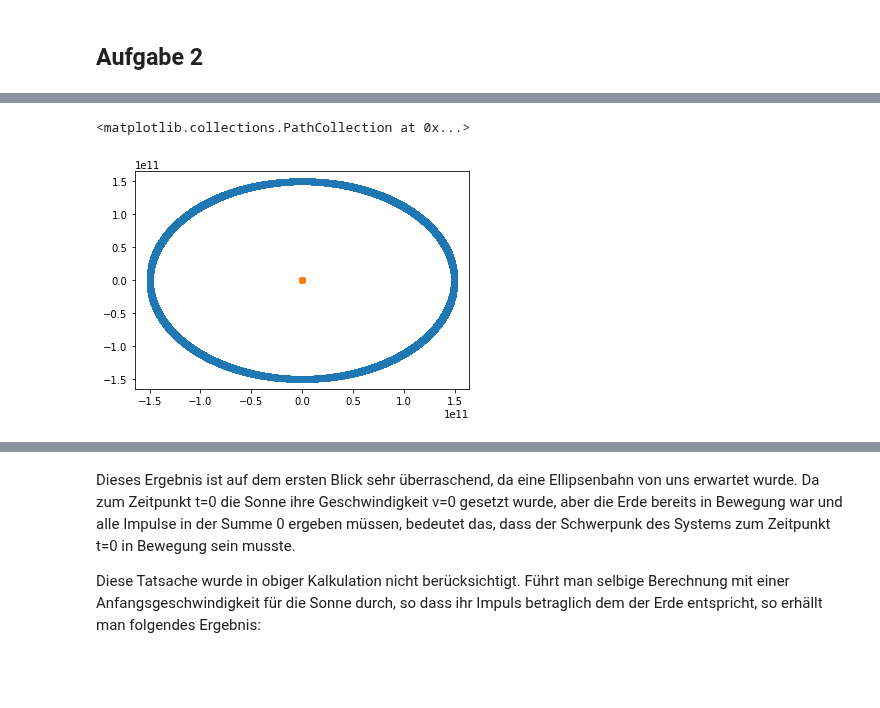
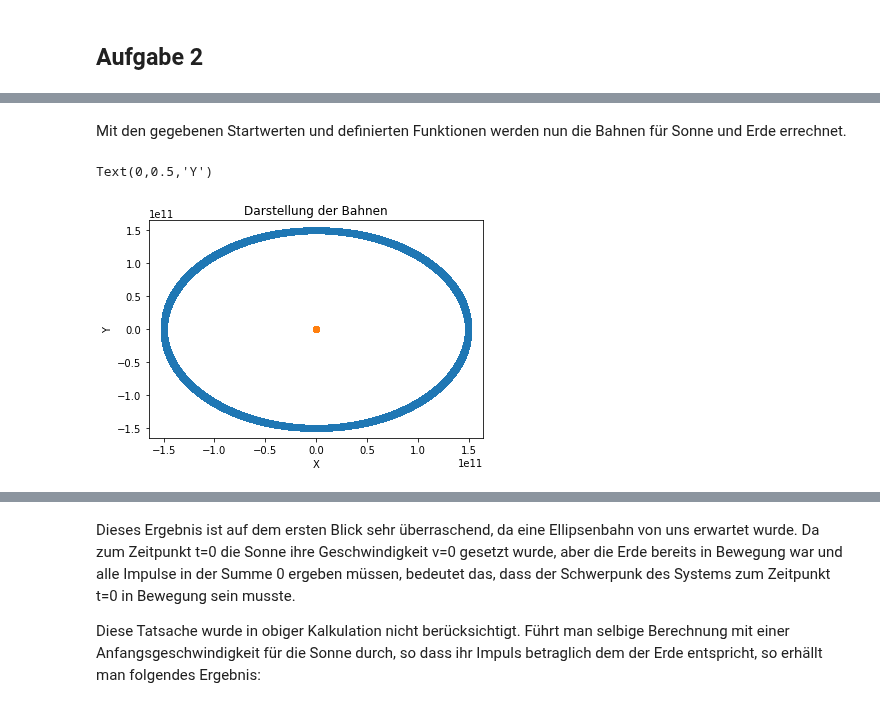
Before and after one commit to darenegade/modellbildung, a Jupyter notebook: Abgabe 2/Abgabe 2.ipynb, the cells around one changed output, grey strips where cells are left out. Saved outputs shown, nothing was run; the diff lists cells and outputs as text; code cells hidden in the pictures; blank space fills up the shorter version.

```diff
--- a/Abgabe 2/Abgabe 2.ipynb
+++ b/Abgabe 2/Abgabe 2.ipynb
@@ -126,34 +128,23 @@ def calc(vErde, vSonne, pErde, pSonne):
         koordsSonne.append([pSonne[0], pSonne[1], vSonne[0], vSonne[1]])
 
     return [koordsErde, koordsSonne]
-
-def calcAlt(vErde, vSonne, pErde, pSonne):
-    koordsSonne = [[pSonne[0], pSonne[1], vSonne[0], vSonne[1]]]
-    koordsErde  = [[pErde[0], pErde[1], vErde[0], vErde[1]]]
-
-    for x in range(0, int(yearsTimeSpan * 365 * 24 * 3600 / factor)):
-        aErde  = acceleration(mErde, pErde, mSonne, pSonne)
-        aSonne = acceleration(mSonne, pSonne, mErde, pErde)
-
-        vErde = [vErde[0] + aErde[0] * deltaT, vErde[1] + aErde[1] * deltaT]
-        vSonne = [vSonne[0] + aSonne[0] * deltaT, vSonne[1] + aSonne[1] * deltaT]
-
-        pErde = [pErde[0] + vErde[0] * deltaT, pErde[1] + vErde[1] * deltaT]
-        pSonne = [pSonne[0] + vSonne[0] * deltaT, pSonne[1] + vSonne[1] * deltaT]
-
-        koordsErde.append([pErde[0], pErde[1], vErde[0], vErde[1]])
-        koordsSonne.append([pSonne[0], pSonne[1], vSonne[0], vSonne[1]])
-    return [koordsErde, koordsSonne]
-
-vErde  = [0.0, 29.8 * 10**3]
-vSonne = [0.0, 0.0]
-pErde  = [1.4960*(10**11), 0.0]
-pSonne = [0.0, 0.0]
-data = calc(vErde, vSonne, pErde, pSonne)
-
-plt.scatter([element[0] for element in data[0]], [element[1] for element in data[0]])
-plt.scatter([element[0] for element in data[1]], [element[1] for element in data[1]])
-# %% [output]
-<matplotlib.collections.PathCollection at 0x...>
-[figure, removed]
+# %% [markdown]
+Mit den gegebenen Startwerten und definierten Funktionen werden nun die Bahnen für Sonne und Erde errechnet.
+# %%
+vErde  = [0.0, 29.8 * 10**3]
+vSonne = [0.0, 0.0]
+pErde  = [1.4960*(10**11), 0.0]
+pSonne = [0.0, 0.0]
+data = calc(vErde, vSonne, pErde, pSonne)
+
+plt.scatter([element[0] for element in data[0]], [element[1] for element in data[0]])
+plt.scatter([element[0] for element in data[1]], [element[1] for element in data[1]])
+
+# Plot Beschriftung
+plt.title('Darstellung der Bahnen')
+plt.xlabel('X')
+plt.ylabel('Y')
+# %% [output]
+Text(0,0.5,'Y')
+[figure, added]
 # %% [markdown]
```
Also changed, not shown: parts of 14 cells of this notebook.
